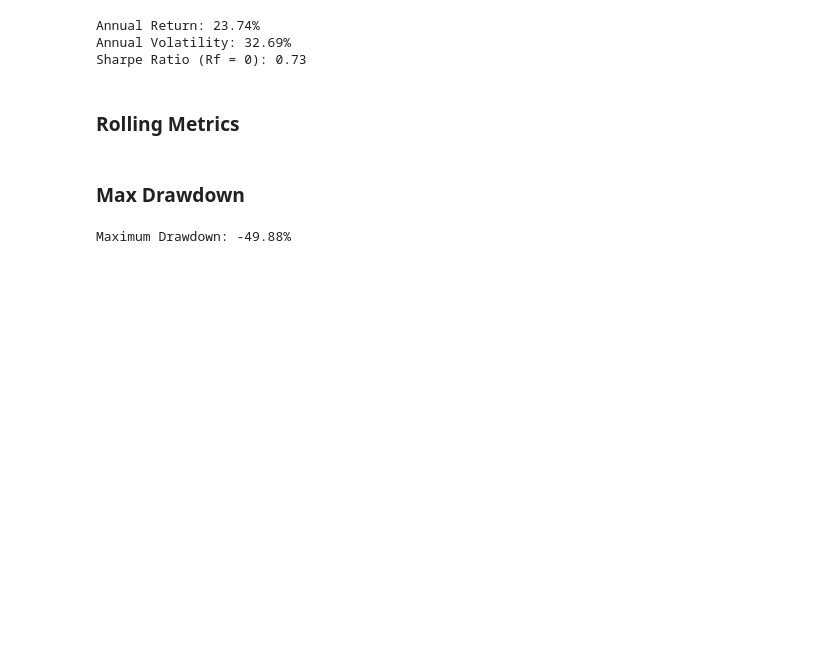
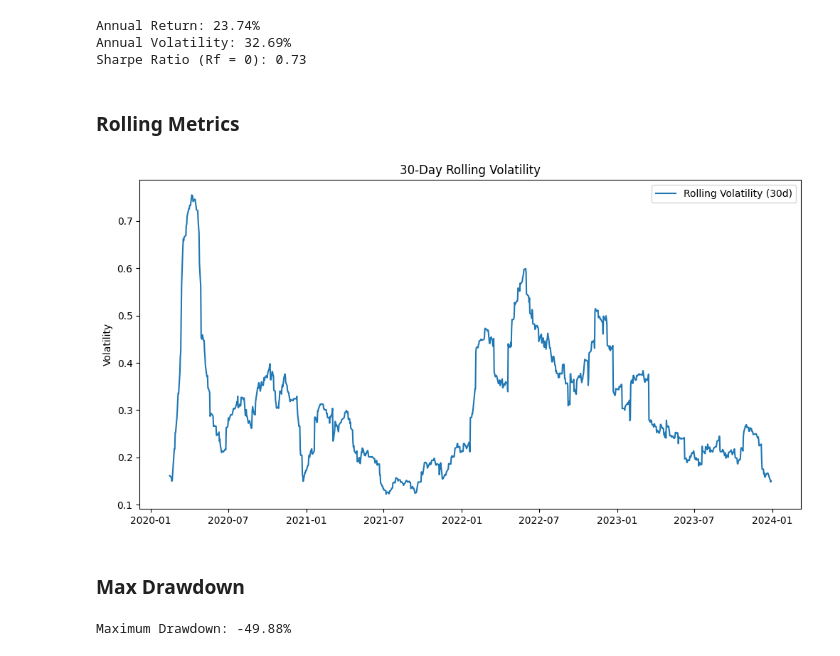
Before and after one commit to SanyaNanda/Machine-Learning, a Jupyter notebook: portfolio_return_risk_analysis.ipynb, the cells around one changed output. Saved outputs shown, nothing was run; the diff lists cells and outputs as text; code cells hidden in the pictures; blank space fills up the shorter version.

```diff
--- a/portfolio_return_risk_analysis.ipynb
+++ b/portfolio_return_risk_analysis.ipynb
@@ -79,6 +89,15 @@ fig = go.Figure()
 fig.add_trace(go.Scatter(x=rolling_vol.index, y=rolling_vol, name='30-Day Rolling Volatility'))
 fig.update_layout(title='30-Day Rolling Annualized Volatility', xaxis_title='Date', yaxis_title='Volatility')
 fig.show()
+# %%
+plt.figure(figsize=(12, 6))
+plt.plot(rolling_vol, label='Rolling Volatility (30d)')
+plt.title("30-Day Rolling Volatility")
+plt.ylabel("Volatility")
+plt.legend()
+plt.show()
+# %% [output]
+[figure, added]
 # %% [markdown]
 ### Max Drawdown
 # %%
```
Also changed, not shown: parts of 5 cells of this notebook.
